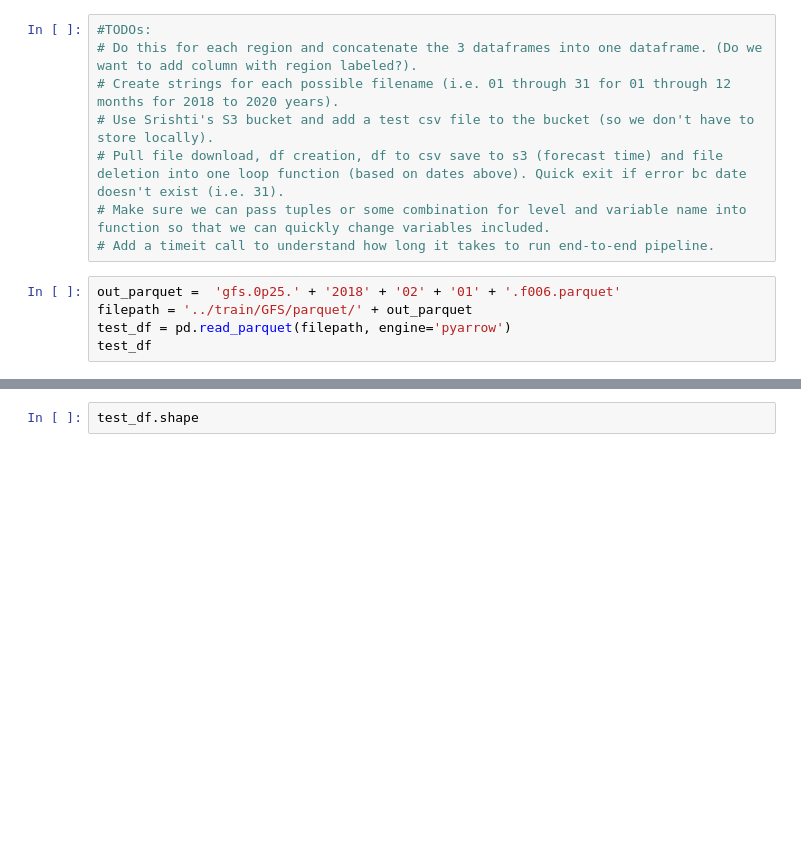
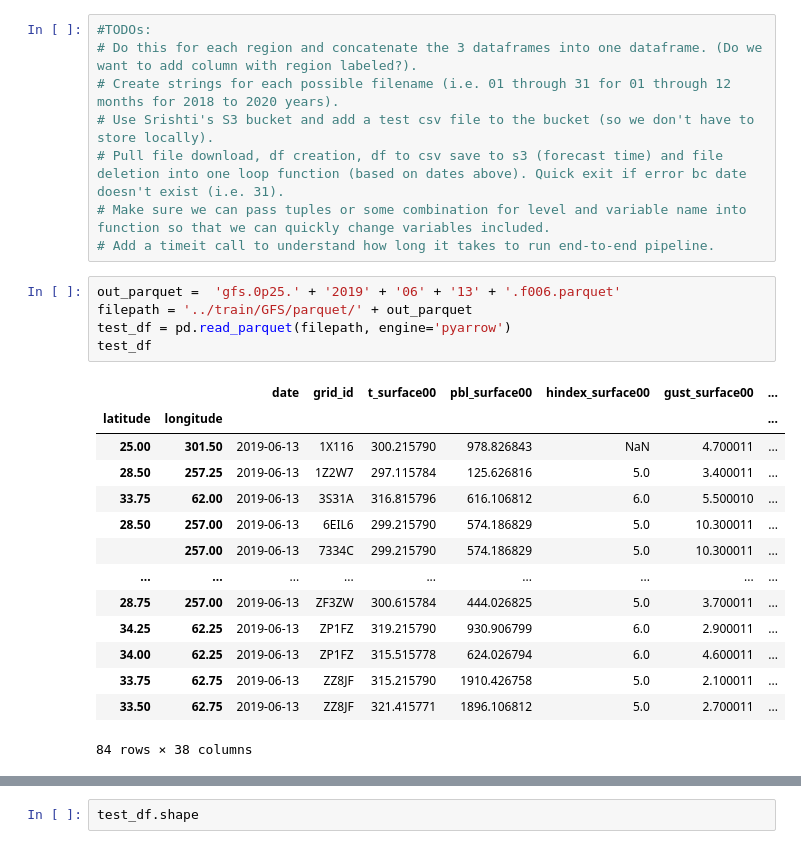
Before and after one commit to jerico-johns/Particulate-Articulate, a Jupyter notebook: GFS_Pipeline.ipynb, the cells around one changed output, grey strips where cells are left out. Drawn from its saved outputs; the diff is of its cells as text; blank space fills up the shorter version.

```diff
--- a/GFS_Pipeline.ipynb
+++ b/GFS_Pipeline.ipynb
@@ -441,7 +643,22 @@ run_gfs_pipeline(years, months, days, times)
 # Make sure we can pass tuples or some combination for level and variable name into function so that we can quickly change variables included.
 # Add a timeit call to understand how long it takes to run end-to-end pipeline.
 # %%
-out_parquet =  'gfs.0p25.' + '2018' + '02' + '01' + '.f006.parquet'
+out_parquet =  'gfs.0p25.' + '2019' + '06' + '13' + '.f006.parquet'
 filepath = '../train/GFS/parquet/' + out_parquet
 test_df = pd.read_parquet(filepath, engine='pyarrow')
 test_df
+# %% [output]
+|  |  | date | grid_id | t_surface00 | pbl_surface00 | hindex_surface00 | gust_surface00 | ... |
+| latitude | longitude |  |  |  |  |  |  | ... |
+| 25.00 | 301.50 | 2019-06-13 | 1X116 | 300.215790 | 978.826843 | NaN | 4.700011 | ... |
+| 28.50 | 257.25 | 2019-06-13 | 1Z2W7 | 297.115784 | 125.626816 | 5.0 | 3.400011 | ... |
+| 33.75 | 62.00 | 2019-06-13 | 3S31A | 316.815796 | 616.106812 | 6.0 | 5.500010 | ... |
+| 28.50 | 257.00 | 2019-06-13 | 6EIL6 | 299.215790 | 574.186829 | 5.0 | 10.300011 | ... |
+|  | 257.00 | 2019-06-13 | 7334C | 299.215790 | 574.186829 | 5.0 | 10.300011 | ... |
+| ... | ... | ... | ... | ... | ... | ... | ... | ... |
+| 28.75 | 257.00 | 2019-06-13 | ZF3ZW | 300.615784 | 444.026825 | 5.0 | 3.700011 | ... |
+| 34.25 | 62.25 | 2019-06-13 | ZP1FZ | 319.215790 | 930.906799 | 6.0 | 2.900011 | ... |
+| 34.00 | 62.25 | 2019-06-13 | ZP1FZ | 315.515778 | 624.026794 | 6.0 | 4.600011 | ... |
+| 33.75 | 62.75 | 2019-06-13 | ZZ8JF | 315.215790 | 1910.426758 | 5.0 | 2.100011 | ... |
+| 33.50 | 62.75 | 2019-06-13 | ZZ8JF | 321.415771 | 1896.106812 | 5.0 | 2.700011 | ... |
+84 rows × 38 columns
```
Also changed, not shown: parts of 11 cells of this notebook, 1 other file.
